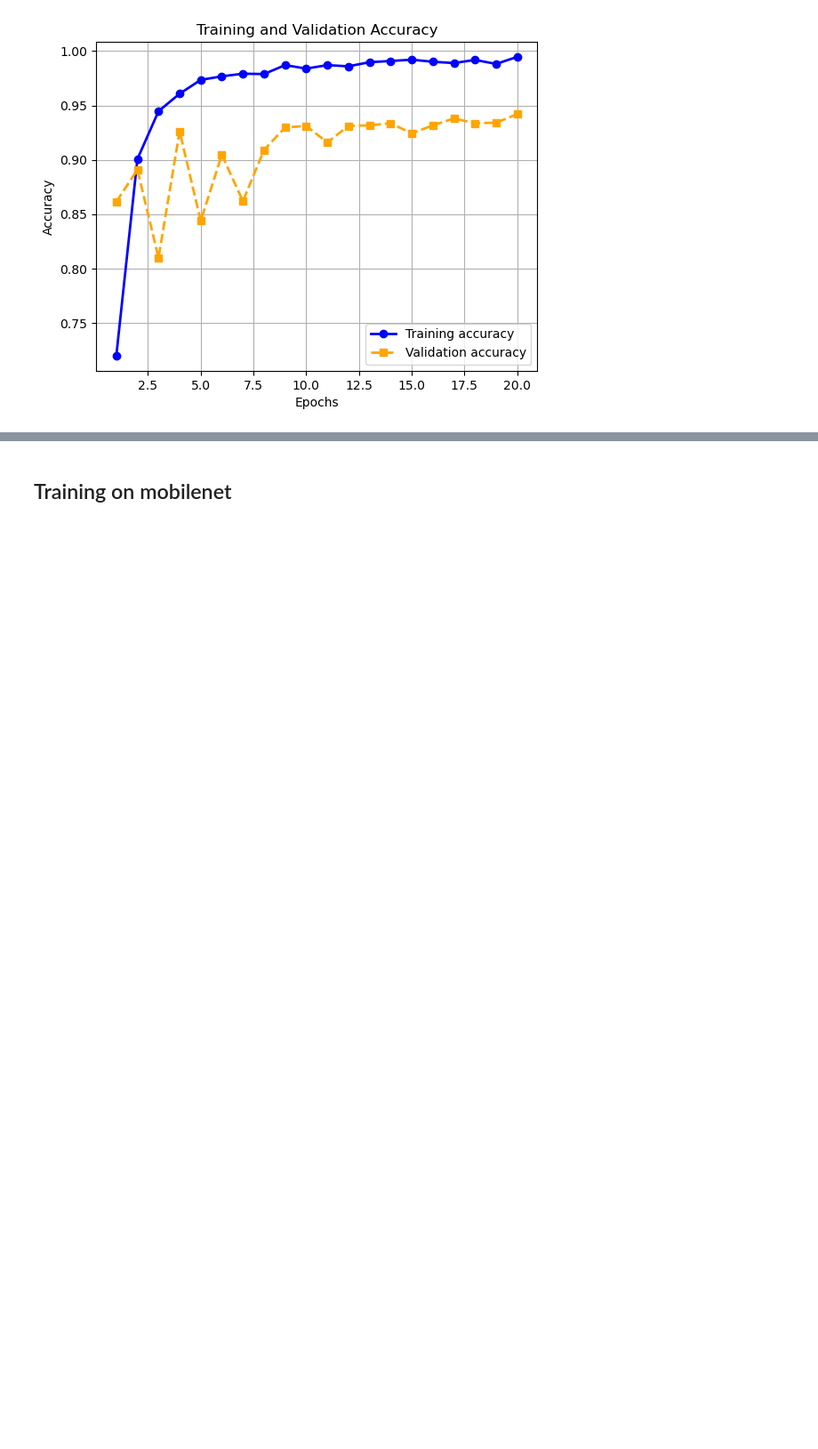
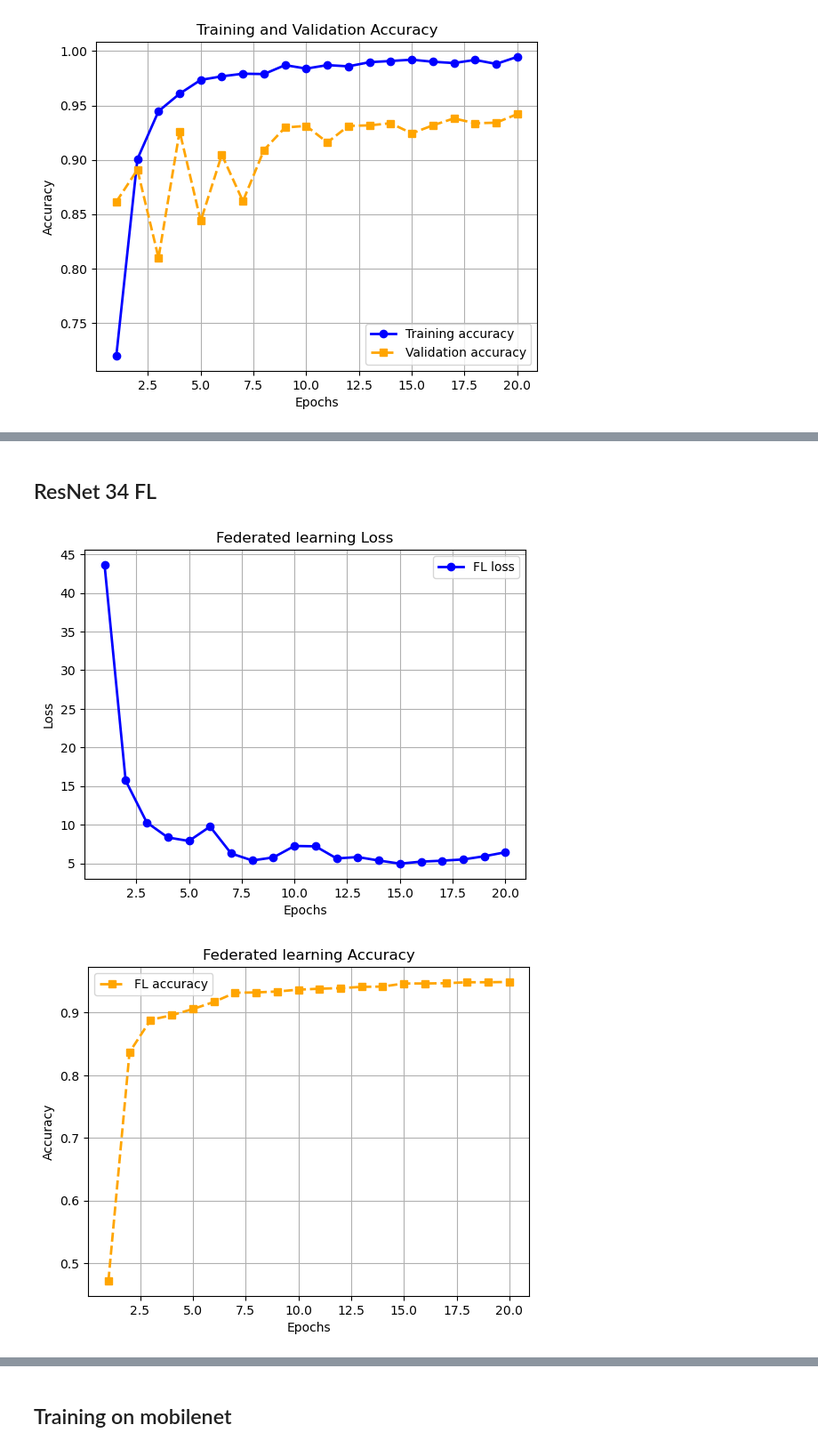
Before and after one commit to hyonbokan/abnormal_driving_behavior_classification, a Jupyter notebook: cent_training/plots/plots.ipynb, the cells around one changed output, grey strips where cells are left out. Shown at 89% size. Cells and saved outputs as stored; diff of their text form; code cells hidden in the pictures; blank space fills up the shorter version.

```diff
--- a/cent_training/plots/plots.ipynb
+++ b/cent_training/plots/plots.ipynb
@@ -424,0 +420,28 @@ plt.show()
+# %% [markdown]
+## ResNet 34 FL
+# %%
+acc_results = {'accuracy': [(1, 0.471976401179941), (2, 0.8367748279252704), (3, 0.8883972468043264), (4, 0.9056047197640118), (5, 0.9169124877089478), (6, 0.895771878072763), (7, 0.9336283185840708), (8, 0.9410029498525073), (9, 0.9365781710914455), (10, 0.9321533923303835), (11, 0.9316617502458211), (12, 0.9414945919370699), (13, 0.9390363815142576), (14, 0.948377581120944), (15, 0.9469026548672567), (16, 0.948377581120944), (17, 0.9464110127826942), (18, 0.9488692232055064), (19, 0.9464110127826942), (20, 0.9380530973451328)]}
+loss_results = [(1, 43.64590263366699), (2, 15.71291208267212), (3, 10.293064594268799), (4, 8.342605352401733), (5, 7.890272378921509), (6, 9.750692367553711), (7, 6.272230863571167), (8, 5.364369869232178), (9, 5.755553245544434), (10, 7.242149353027344), (11, 7.1968748569488525), (12, 5.626222133636475), (13, 5.806906700134277), (14, 5.356373071670532), (15, 4.954075574874878), (16, 5.212731838226318), (17, 5.335448980331421), (18, 5.497867107391357), (19, 5.913508653640747), (20, 6.429081678390503)]
+
+acc = sorted([n[1] for n in acc_results['accuracy']])
+loss = [n[1] for n in loss_results]
+epochs = range(1, len(loss)+1)
+plt.plot(epochs, loss, label='FL loss', color='b', marker='o', linestyle='-', linewidth=2)
+plt.title('Federated learning Loss')
+plt.xlabel('Epochs')
+plt.ylabel('Loss')
+plt.legend()
+plt.grid()
+plt.show()
+
+
+plt.plot(epochs, acc, label='FL accuracy', color='orange', marker='s', linestyle='--', linewidth=2)
+plt.title('Federated learning Accuracy')
+plt.xlabel('Epochs')
+plt.ylabel('Accuracy')
+plt.legend()
+plt.grid()
+plt.show()
+# %% [output]
+[figure, added]
+[figure, added]
```
Also changed, not shown: parts of 6 cells of this notebook, 28 other files.
